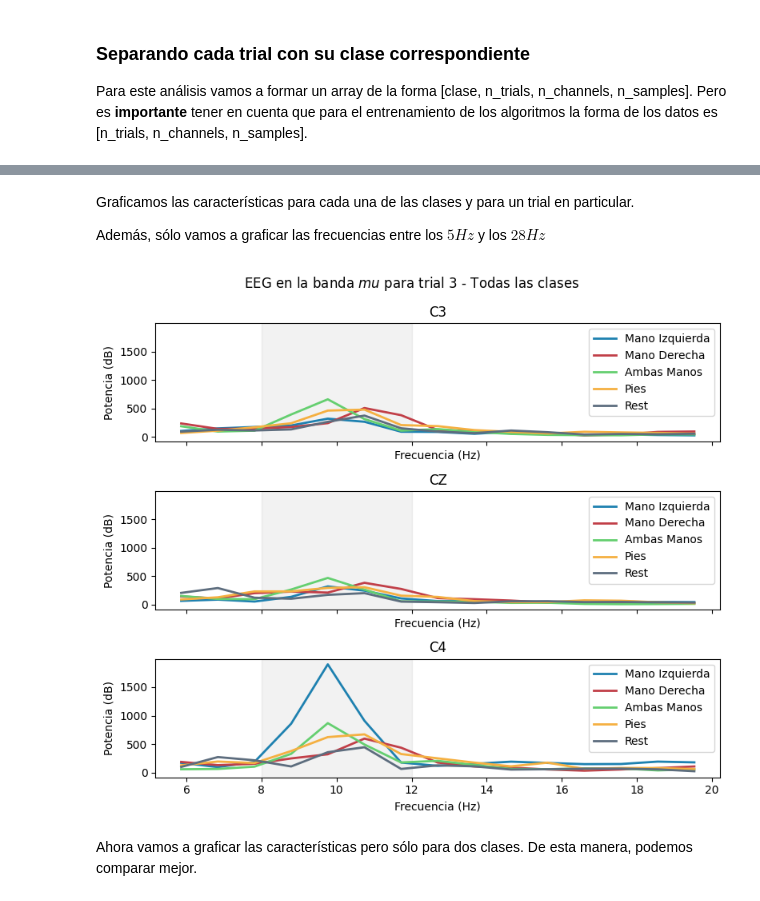
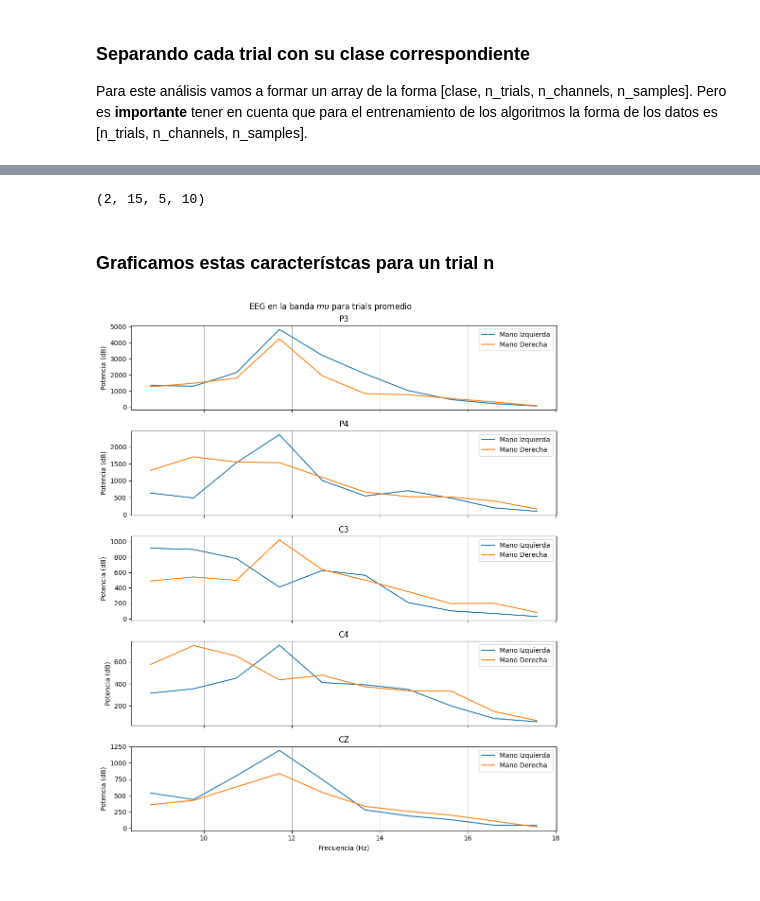
Before and after one commit to lucasbaldezzari/bcihack2, a Jupyter notebook: Desarrollo/PythonScripts/scripts/signalsAnalysis.ipynb, the cells around one changed output, grey strips where cells are left out. Saved outputs shown, nothing was run; the diff lists cells and outputs as text; code cells hidden in the pictures.

```diff
--- a/Desarrollo/PythonScripts/scripts/signalsAnalysis.ipynb
+++ b/Desarrollo/PythonScripts/scripts/signalsAnalysis.ipynb
@@ -104,0 +93,2 @@ print(mu_trials.shape)
+# %%
+trials_mu = filter.fit_transform(trials)
@@ -104,0 +97,5 @@ print(mu_trials.shape)
+# %%
+fm = 250.
+featureExtractor = FeatureExtractor(method = "welch", sample_rate = fm, axisToCompute=2, band_values=[8,18])
+# %%
+mu_welch = featureExtractor.fit_transform(trials_mu)
@@ -107,8 +111,8 @@ print(mu_trials.shape)
 
 Para este análisis vamos a formar un array de la forma [clase, n_trials, n_channels, n_samples]. Pero es **importante** tener en cuenta que para el entrenamiento de los algoritmos la forma de los datos es [n_trials, n_channels, n_samples].
 # %%
-trials_x_clase = np.zeros((len(classesName),int(mu_trials.shape[0]/len(classesName)), mu_trials.shape[1], mu_trials.shape[2]))
+trials_x_clase = np.zeros((len(np.unique(labels)),int(mu_welch.shape[0]/len(np.unique(labels))), mu_welch.shape[1], mu_welch.shape[2]))
 
 #Por cada label dentro de classNames, filtramos los trials y lo guardamos en la posición correspondiente dentro de trials
-for label in classesLabel:
-    trials_x_clase[label-1,:,:,:] = mu_trials[labels == label]
+for label in np.unique(labels):
+    trials_x_clase[label-1,:,:,:] = mu_welch[labels == label]
@@ -198,4 +118,0 @@ trials_x_clase_welch = fe_welch.fit_transform(trials_x_clase)
-# %% [markdown]
-Graficamos las características para cada una de las clases y para un trial en particular.
-
-Además, sólo vamos a graficar las frecuencias entre los $5Hz$ y los $28Hz$
@@ -205,22 +119,31 @@ freq_indexes = np.where((fe_welch.freqs >= 5) & (fe_welch.freqs <= 20))[0] #obte
+# %%
+trials_x_clase.shape
+# %% [output]
+(2, 15, 5, 10)
+# %% [markdown]
+### Graficamos estas característcas para un trial n
 # %%
-colors = ["#1e81b0", "#c13f48", "#65cf70", "#f5b041", "#5d6d7e"]
+trial = 1
+#Estsilo de gráfico default
+plt.style.use('default')
 
-fig, axs = plt.subplots(len(channelsName), 1, figsize=(8, 7), sharex=True, sharey=True)
-for i, channel in enumerate(channelsName):
-    for j, clase in enumerate(classesName):
-        axs[i].plot(fe_welch.freqs[freq_indexes], trials_x_clase_welch[j,trial - 1, i, :][freq_indexes], label=clase, linewidth=2, color = colors[j])
-        #creamos un rectángulo para resaltar la banda mu
-    axs[i].axvspan(8, 12, alpha=0.1, color='grey')
-    axs[i].set_title(channel)
-    axs[i].set_ylabel('Potencia (dB)')
-    axs[i].set_xlabel('Frecuencia (Hz)')
-    axs[i].legend()
+fig, axs = plt.subplots(len(channelsSelected), 1, figsize=(10, 12), sharex=True)
 
-#reduzco el padding entre subplots
-plt.suptitle(f'EEG en la banda $mu$ para trial {trial} - Todas las clases')
+for channel, name in enumerate(channelsName):
+    axs[channel].plot(featureExtractor.freqs, trials_x_clase[0,trial-1, channel, :], label=classesName[0])
+    axs[channel].plot(featureExtractor.freqs, trials_x_clase[1,trial-1, channel, :], label=classesName[1])
+
+    # axs[channel].axvspan(8, 12, alpha=0.05, color='grey')
+    axs[channel].set_title(name)
+    axs[channel].set_ylabel('Potencia (dB)')
+    axs[channel].legend()
+
+    #grilla en x
+    axs[channel].grid(True, axis='x')
+
+axs[channel].set_xlabel('Frecuencia (Hz)')
+plt.suptitle('EEG en la banda $mu$ para trials promedio')
 plt.tight_layout()
 plt.show()
 # %% [output]
-[figure, old version]
+[figure, new version]
-# %% [markdown]
-Ahora vamos a graficar las características pero sólo para dos clases. De esta manera, podemos comparar mejor.
```
Also changed, not shown: parts of 93 cells of this notebook, 4 other files.
